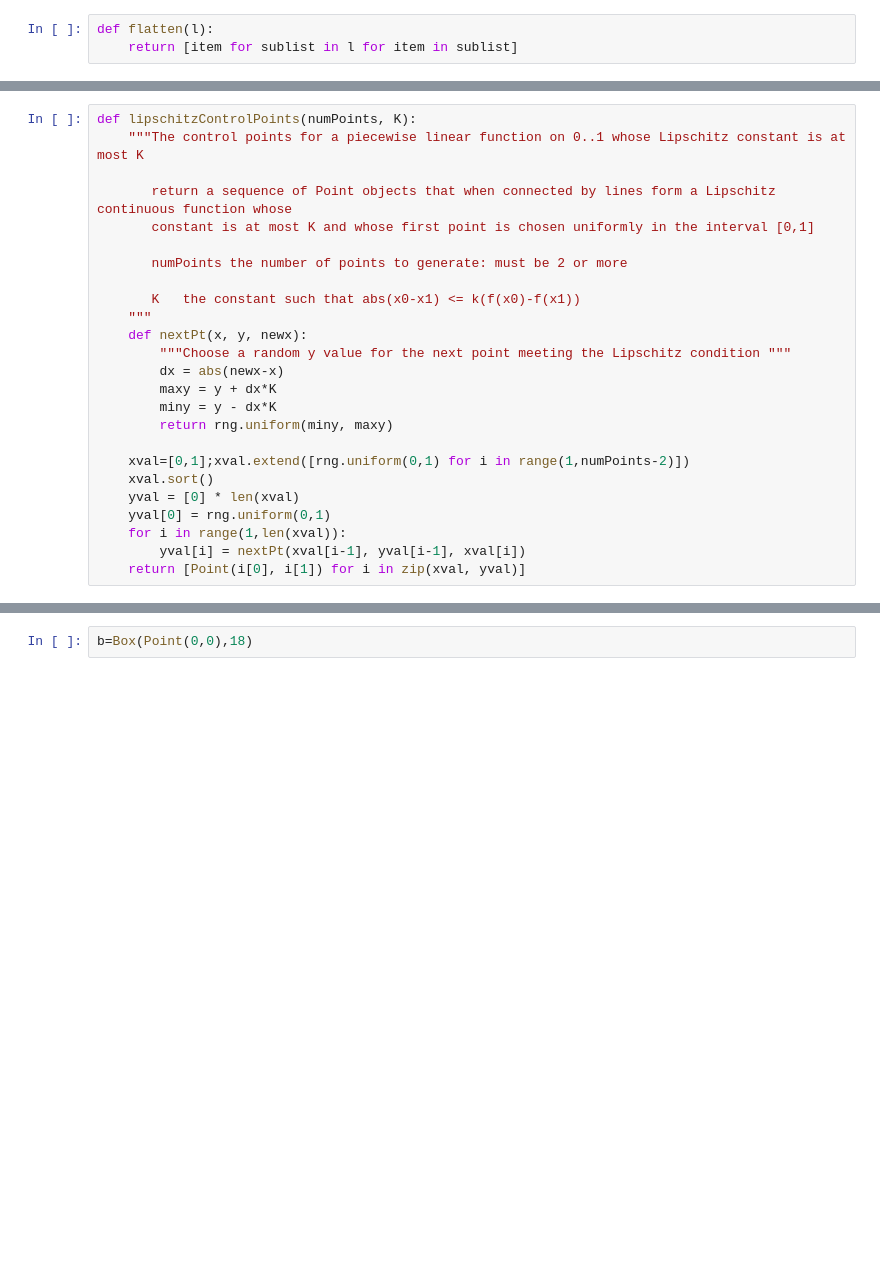
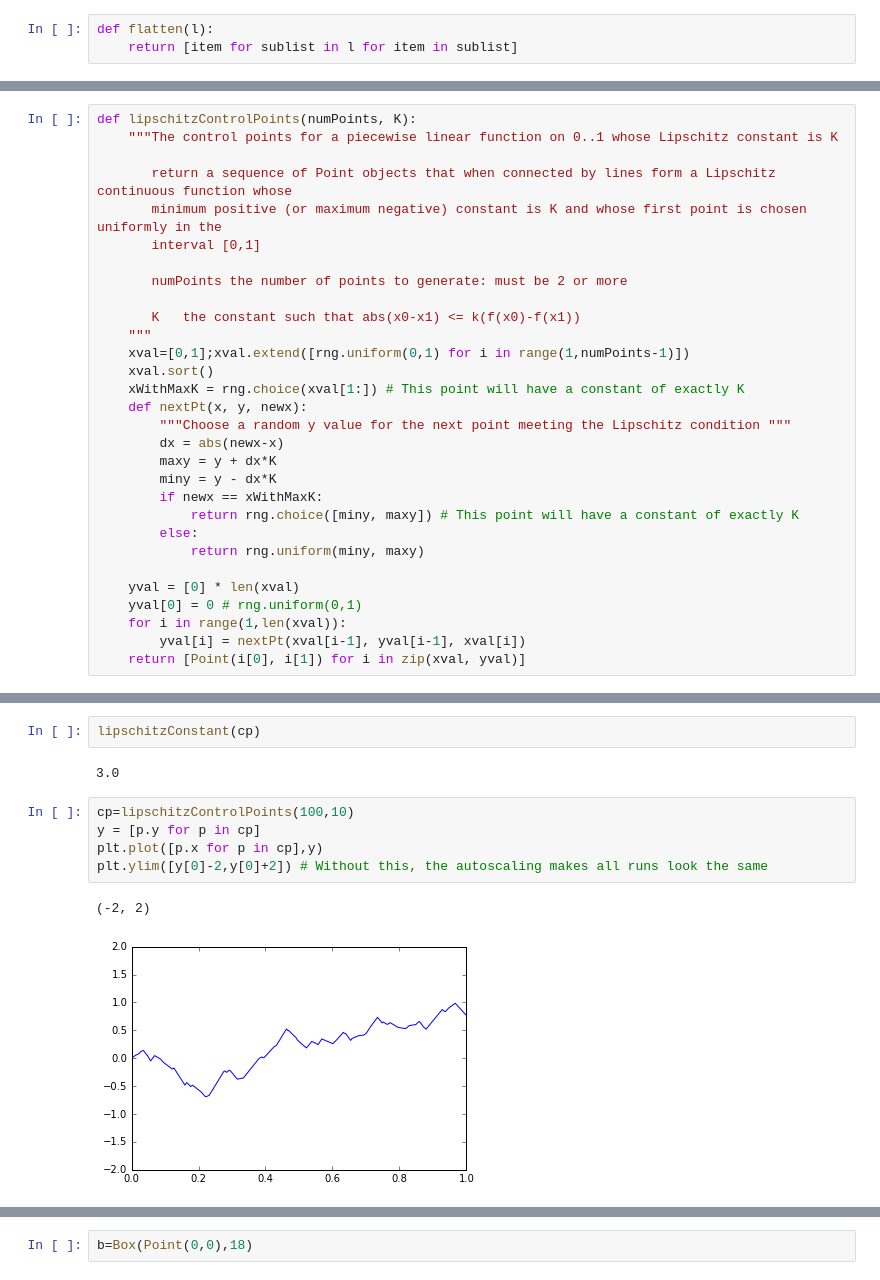
Before and after one commit to RadixSeven/LipschitzOpt, a Jupyter notebook: 1DOpt.ipynb, the cells around one changed output, grey strips where cells are left out. Cells and saved outputs as stored; diff of their text form; blank space fills up the shorter version.

Commit message:
Test, fix bugs, and add interpolation function

```diff
--- a/1DOpt.ipynb
+++ b/1DOpt.ipynb
@@ -52,25 +53,30 @@ def pairwise(iterable):
 # %%
 def lipschitzControlPoints(numPoints, K):
-    """The control points for a piecewise linear function on 0..1 whose Lipschitz constant is at most K
+    """The control points for a piecewise linear function on 0..1 whose Lipschitz constant is K
 
        return a sequence of Point objects that when connected by lines form a Lipschitz continuous function whose
-       constant is at most K and whose first point is chosen uniformly in the interval [0,1]
+       minimum positive (or maximum negative) constant is K and whose first point is chosen uniformly in the
+       interval [0,1]
 
        numPoints the number of points to generate: must be 2 or more
 
        K   the constant such that abs(x0-x1) <= k(f(x0)-f(x1))
     """
+    xval=[0,1];xval.extend([rng.uniform(0,1) for i in range(1,numPoints-1)])
+    xval.sort()
+    xWithMaxK = rng.choice(xval[1:]) # This point will have a constant of exactly K
     def nextPt(x, y, newx):
         """Choose a random y value for the next point meeting the Lipschitz condition """
         dx = abs(newx-x)
         maxy = y + dx*K
         miny = y - dx*K
-        return rng.uniform(miny, maxy)
+        if newx == xWithMaxK:
+            return rng.choice([miny, maxy]) # This point will have a constant of exactly K
+        else:
+            return rng.uniform(miny, maxy)
 
-    xval=[0,1];xval.extend([rng.uniform(0,1) for i in range(1,numPoints-2)])
-    xval.sort()
     yval = [0] * len(xval)
-    yval[0] = rng.uniform(0,1)
+    yval[0] = 0 # rng.uniform(0,1)
     for i in range(1,len(xval)):
         yval[i] = nextPt(xval[i-1], yval[i-1], xval[i])
     return [Point(i[0], i[1]) for i in zip(xval, yval)]
@@ -82,0 +103,12 @@ plt.plot([p.x for p in cp],[p.y for p in cp])
+# %%
+lipschitzConstant(cp)
+# %% [output]
+3.0
+# %%
+cp=lipschitzControlPoints(100,10)
+y = [p.y for p in cp]
+plt.plot([p.x for p in cp],y)
+plt.ylim([y[0]-2,y[0]+2]) # Without this, the autoscaling makes all runs look the same
+# %% [output]
+(-2, 2)
+[figure, added]
```
Also changed, not shown: parts of 8 cells of this notebook.
